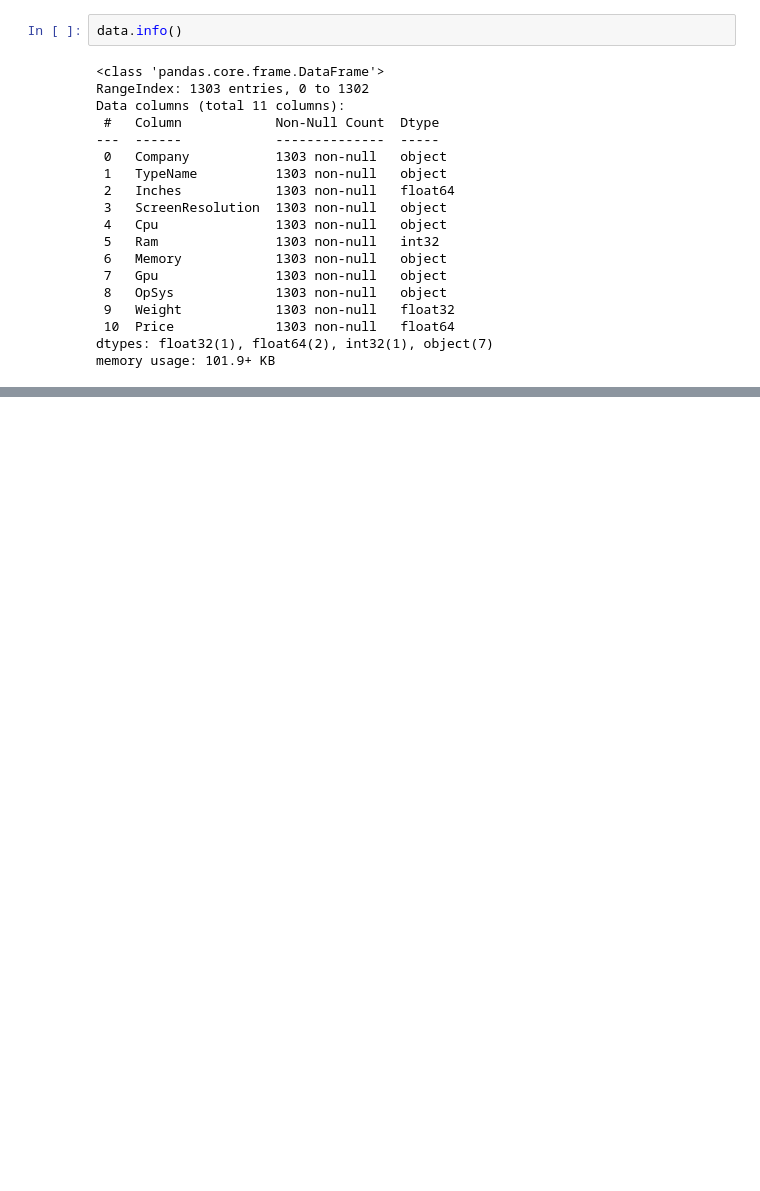
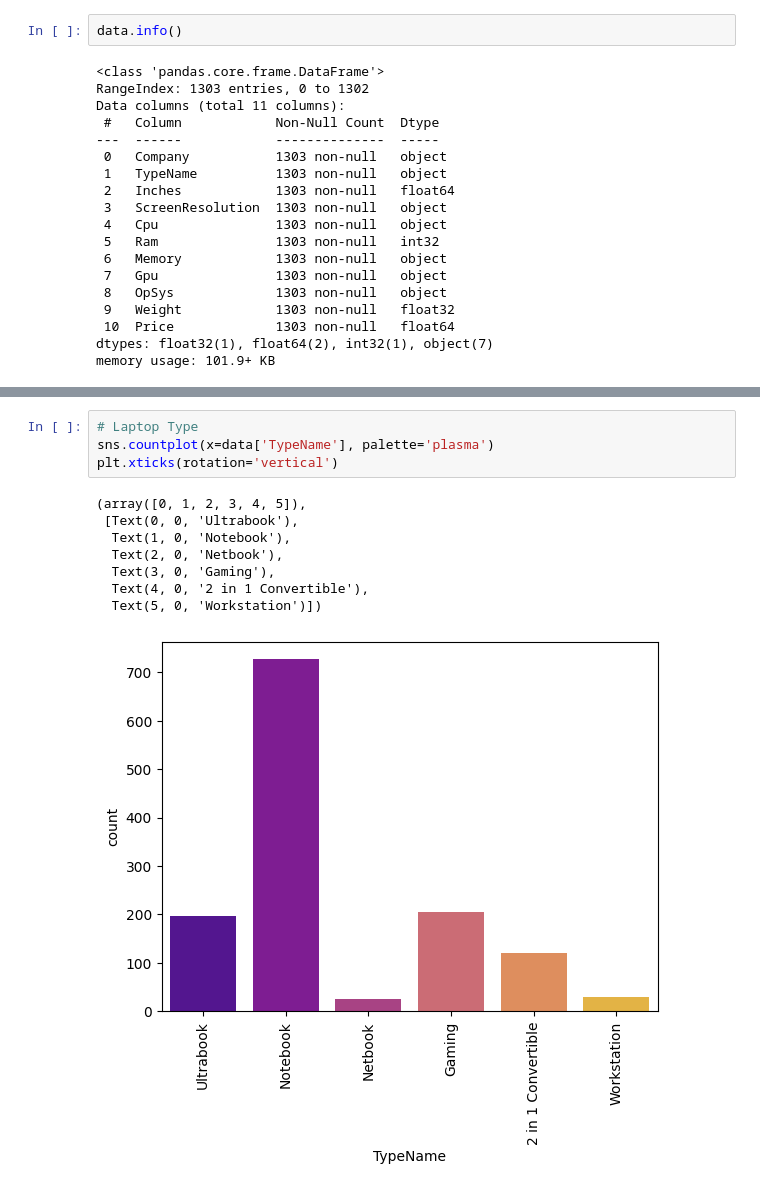
Before and after one commit to dikhaarianda/Laptop-Price-Predictor, a Jupyter notebook: PricePrediction-App.ipynb, the cells around one changed output, grey strips where cells are left out. Saved outputs shown, nothing was run; the diff lists cells and outputs as text; blank space fills up the shorter version.

```diff
--- a/PricePrediction-App.ipynb
+++ b/PricePrediction-App.ipynb
@@ -129,0 +145,13 @@ memory usage: 101.9+ KB
+# %%
+# Laptop Type
+sns.countplot(x=data['TypeName'], palette='plasma')
+plt.xticks(rotation='vertical')
+# %% [output]
+(array([0, 1, 2, 3, 4, 5]),
+ [Text(0, 0, 'Ultrabook'),
+  Text(1, 0, 'Notebook'),
+  Text(2, 0, 'Netbook'),
+  Text(3, 0, 'Gaming'),
+  Text(4, 0, '2 in 1 Convertible'),
+  Text(5, 0, 'Workstation')])
+[figure, added]
```
Also changed, not shown: parts of 3 cells of this notebook.
